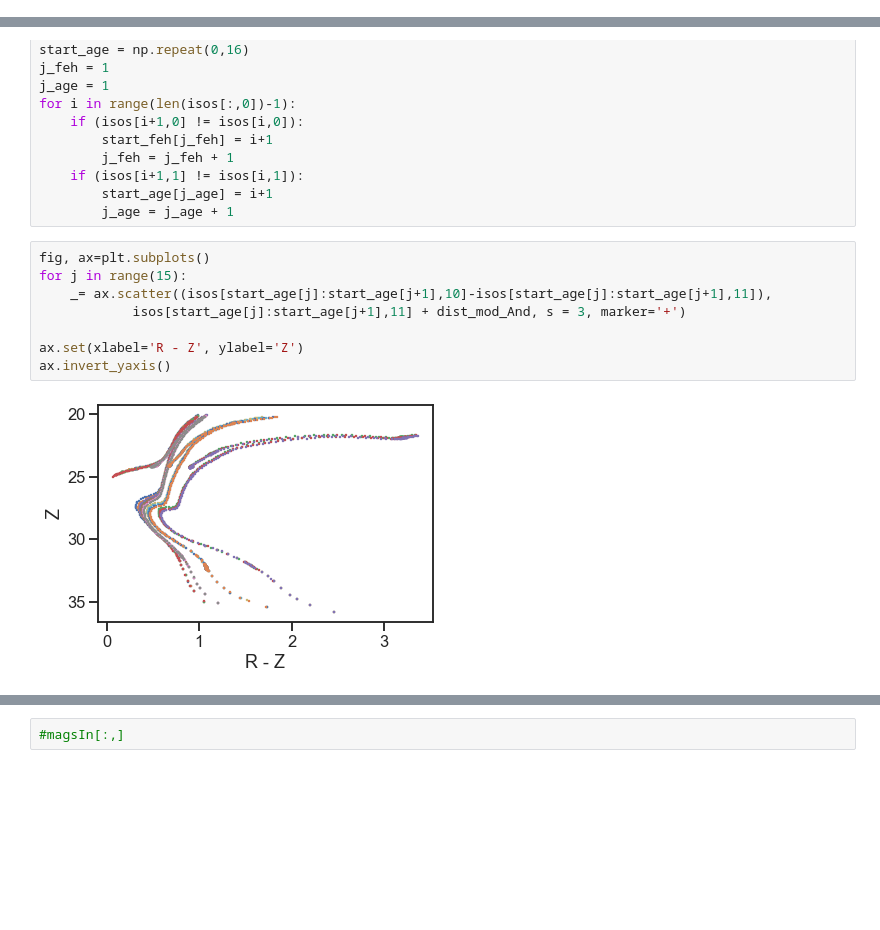
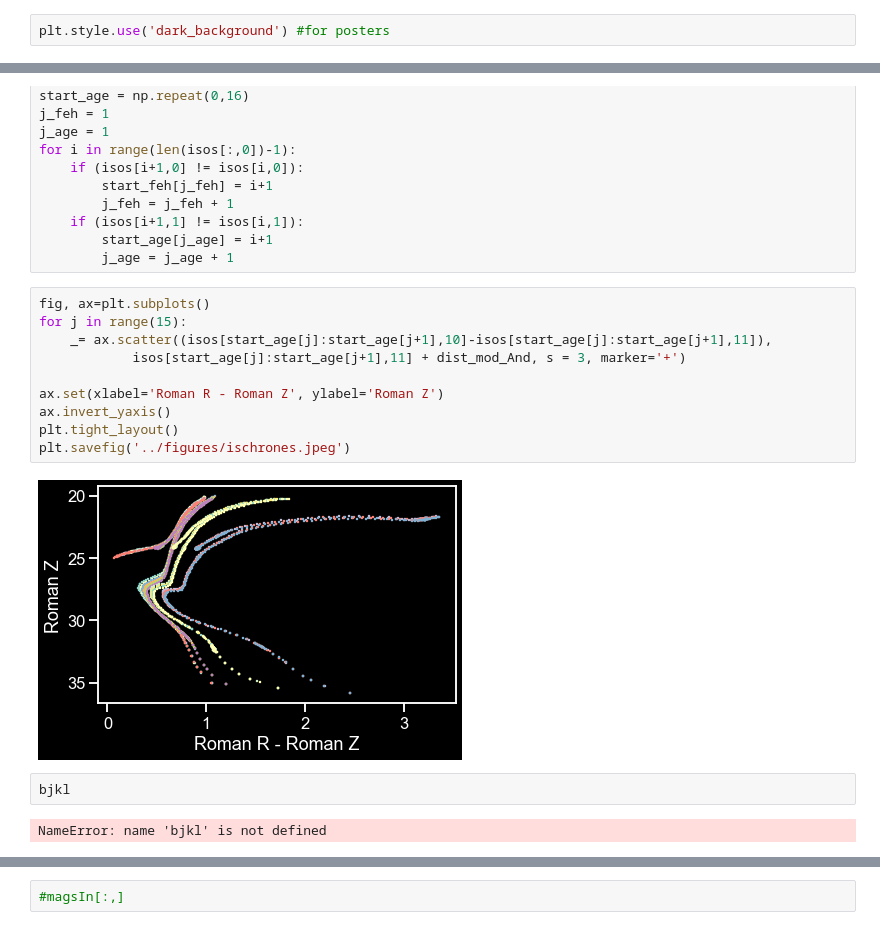
Before and after one commit to caganze/stellarstreams, a Jupyter notebook: notebooks/isochrone-fitting-using-luminosity-functions-Magnitudes-ResamplingAllStars-MYVERSION.ipynb, the cells around one changed output, grey strips where cells are left out. Saved outputs shown, nothing was run; the diff lists cells and outputs as text; blank space fills up the shorter version.

```diff
--- a/notebooks/isochrone-fitting-using-luminosity-functions-Magnitudes-ResamplingAllStars-MYVERSION.ipynb
+++ b/notebooks/isochrone-fitting-using-luminosity-functions-Magnitudes-ResamplingAllStars-MYVERSION.ipynb
@@ -26,6 +24,8 @@ Adding 145 sources from /Users/caganze/research/splat//resources/Spectra/Public/
 # %%
 path_plot = '/users/caganze/research/stellarstreams/figures/isochrones/'
 path_data = '/users/caganze/research/stellarstreams/data/isochrones/'
+# %%
+plt.style.use('dark_background') #for posters
 # %%
 def kde(x, x_num, x_grid, bandwidth=0.2, **kwargs):
     """Kernel Density Estimation with Scipy"""
@@ -171,13 +171,19 @@ for i in range(len(isos[:,0])-1):
 # %%
 fig, ax=plt.subplots()
 for j in range(15):
     _= ax.scatter((isos[start_age[j]:start_age[j+1],10]-isos[start_age[j]:start_age[j+1],11]),
             isos[start_age[j]:start_age[j+1],11] + dist_mod_And, s = 3, marker='+')
 
-ax.set(xlabel='R - Z', ylabel='Z')
+ax.set(xlabel='Roman R - Roman Z', ylabel='Roman Z')
 ax.invert_yaxis()
+plt.tight_layout()
+plt.savefig('../figures/ischrones.jpeg')
 # %% [output]
-[figure, old version]
+[figure, new version]
+# %%
+bjkl
+# %% [output]
+NameError: name 'bjkl' is not defined
 # %%
 #double check the metallicities with the convention that we use (solar is 0.0152)
 print (np.log10(isos[start_feh,0]/0.0152))
```
Also changed, not shown: parts of 17 cells of this notebook, 17 other files.
